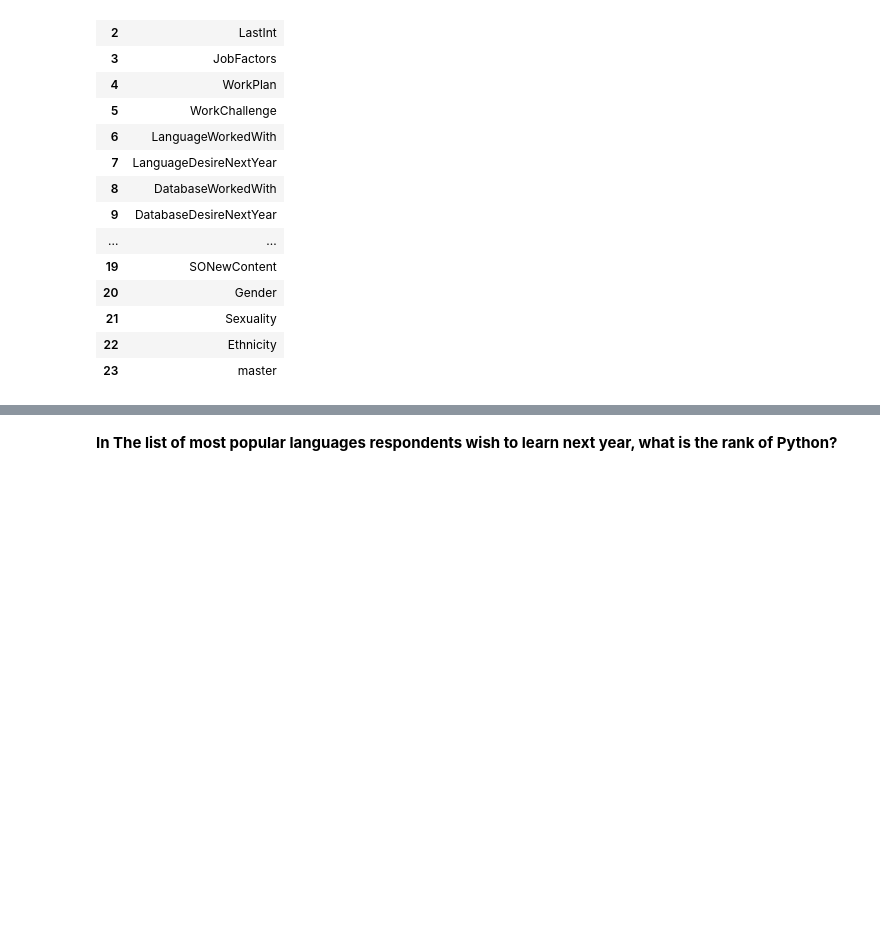
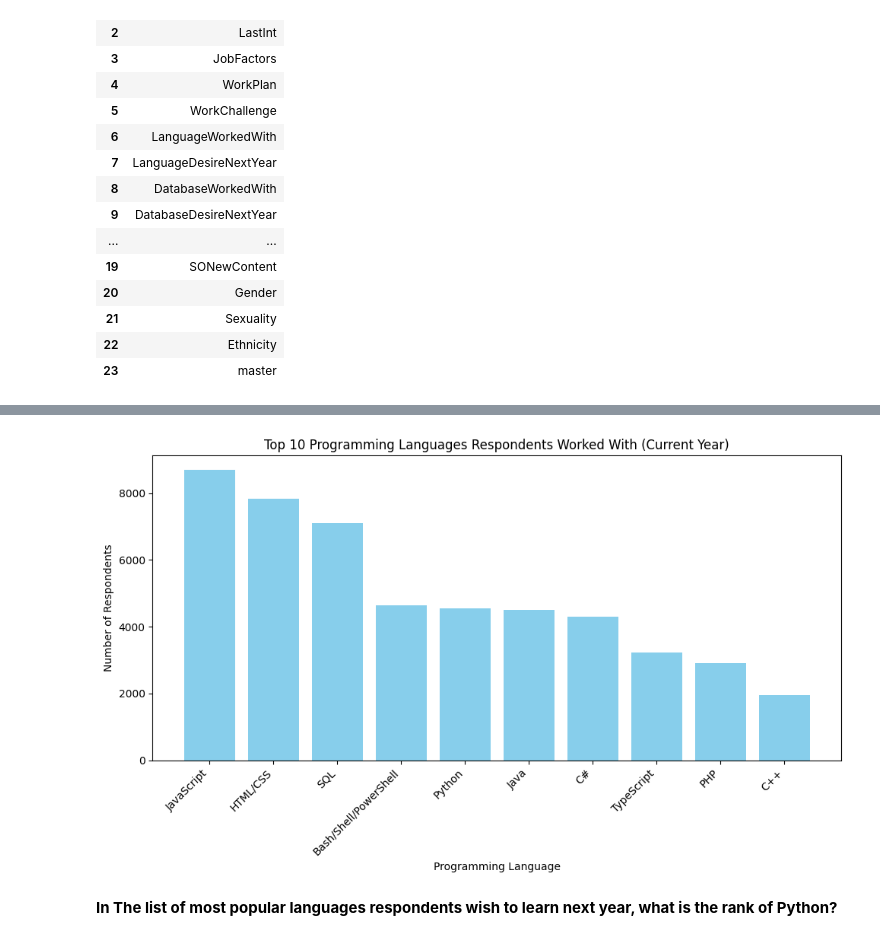
Before and after one commit to athiralprakash/Data-Analytics-Project, a Jupyter notebook: course9_week4.ipynb, the cells around one changed output, grey strips where cells are left out. Saved outputs shown, nothing was run; the diff lists cells and outputs as text; code cells hidden in the pictures; blank space fills up the shorter version.

```diff
--- a/course9_week4.ipynb
+++ b/course9_week4.ipynb
@@ -58,0 +61,3 @@ import pandas as pd
+# %%
+# Connect to the SQLite database
+conn = sqlite3.connect('m4_survey_data.sqlite')
@@ -102,0 +211,14 @@ pd.read_sql_query(QUERY,conn)
+# %%
+# Query to get the top languages respondents wish to learn current year
+query_top_languages_current_year = """
+SELECT LanguageWorkedWith, COUNT(*) as Count
+FROM LanguageWorkedWith
+GROUP BY LanguageWorkedWith
+ORDER BY Count DESC
+"""
+
+# Execute the query and read the results into a DataFrame
+top_languages_df_current_year = pd.read_sql_query(query_top_languages_current_year, conn)
+
+# Display the DataFrame to see the top languages and their counts
+print(top_languages_df_current_year)
@@ -103,3 +243,25 @@ pd.read_sql_query(QUERY,conn)
+# %%
+import matplotlib.pyplot as plt
+
+# Sort the DataFrame by Count in descending order
+top_languages_df_current_year = top_languages_df_current_year.sort_values(by='Count', ascending=False)
+
+# Select the top 10 languages
+top_languages_df_current_year = top_languages_df_current_year.head(10)
+
+# Plot the bar chart
+plt.figure(figsize=(10, 6))
+plt.bar(top_languages_df_current_year['LanguageWorkedWith'], top_languages_df_current_year['Count'], color='skyblue')
+plt.xlabel('Programming Language')
+plt.ylabel('Number of Respondents')
+plt.title('Top 10 Programming Languages Respondents Worked With (Current Year)')
+plt.xticks(rotation=45, ha='right')
+plt.tight_layout()
+
+# Show the plot
+plt.show()
+# %% [output]
+[figure, added]
 # %% [markdown]
 **In The list of most popular languages respondents wish to learn next year, what is the rank of Python?**
 # %%
```
Also changed, not shown: parts of 14 cells of this notebook.
